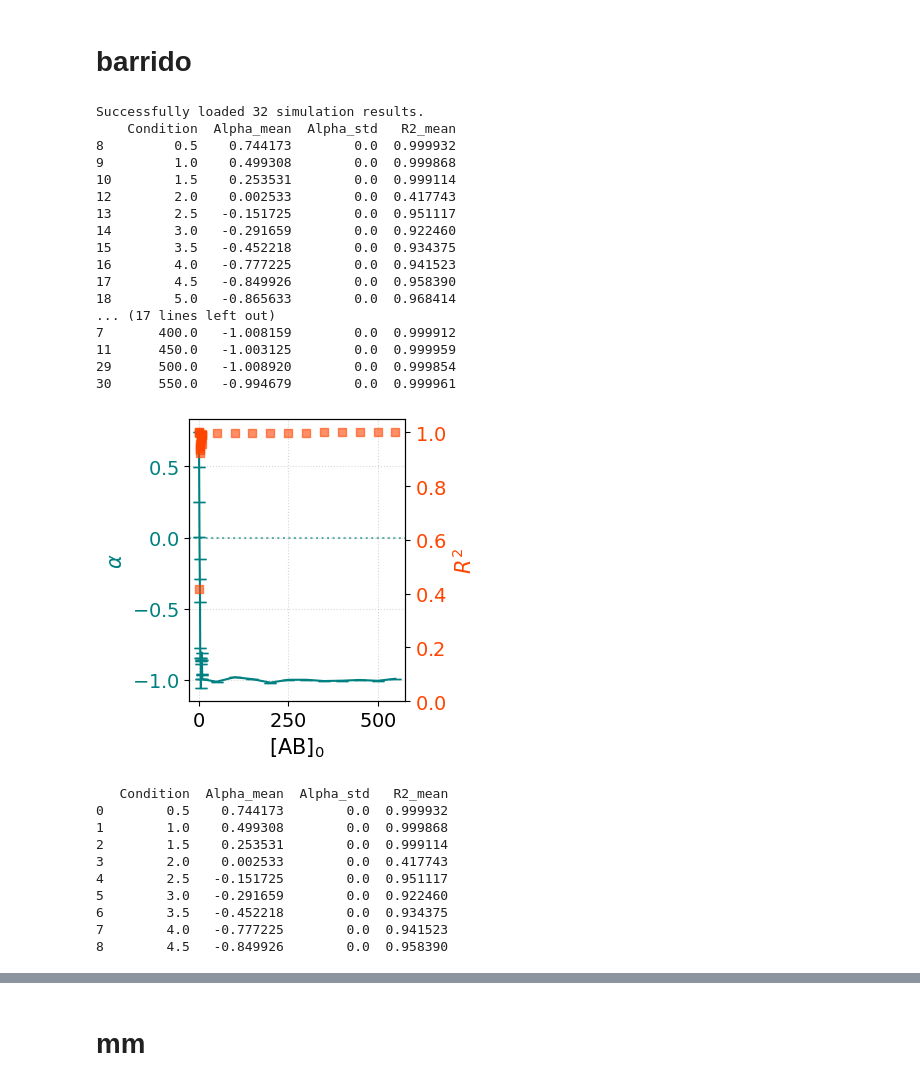
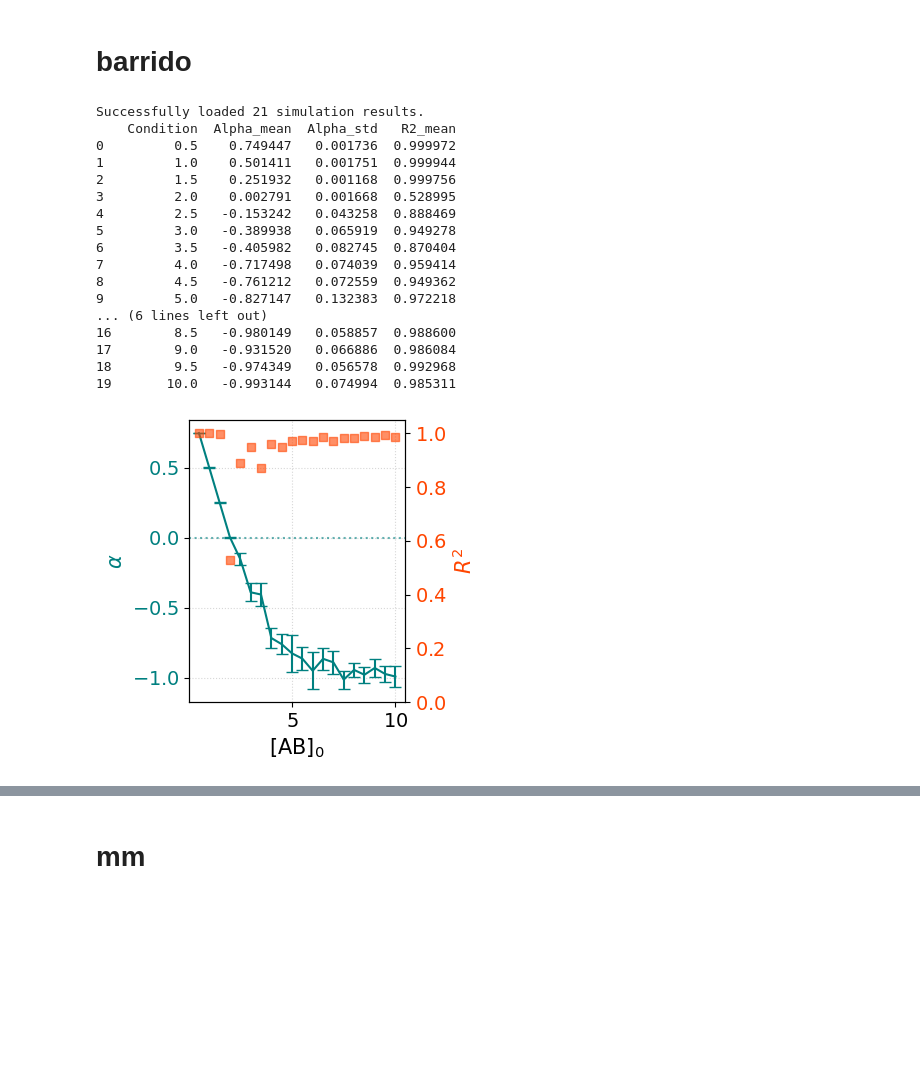
Before and after one commit to CAB-GCA/catalytic_world, a Jupyter notebook: third_order/ab0_sweep_to_mm.ipynb, the cells around one changed output, grey strips where cells are left out. Saved outputs shown, nothing was run; the diff lists cells and outputs as text; code cells hidden in the pictures; blank space fills up the shorter version.

Commit message:
third order avances

```diff
--- a/third_order/ab0_sweep_to_mm.ipynb
+++ b/third_order/ab0_sweep_to_mm.ipynb
@@ -282,41 +282,24 @@ def plot_AB_barrido(results, fig_name= None):
 # %% [markdown]
 # barrido
 # %%
-results = load_streamed_pickle("barrido_ab0_third_order.pkl")
+results = load_streamed_pickle("barrido_ab0_to_v2.pkl")
 plot_AB_barrido(results)
-for el in np.linspace(50, 1000, 20):
-    if el in results:
-        results.pop(el)
-for el in np.linspace(5, 10, 11):
-    if el in results:
-        results.pop(el)
-plot_AB_barrido(results)
 # %% [output]
-Successfully loaded 32 simulation results.
+Successfully loaded 21 simulation results.
     Condition  Alpha_mean  Alpha_std   R2_mean
-8         0.5    0.744173        0.0  0.999932
-9         1.0    0.499308        0.0  0.999868
-10        1.5    0.253531        0.0  0.999114
-12        2.0    0.002533        0.0  0.417743
-13        2.5   -0.151725        0.0  0.951117
-14        3.0   -0.291659        0.0  0.922460
-15        3.5   -0.452218        0.0  0.934375
-16        4.0   -0.777225        0.0  0.941523
-17        4.5   -0.849926        0.0  0.958390
-18        5.0   -0.865633        0.0  0.968414
-... (17 lines left out)
-7       400.0   -1.008159        0.0  0.999912
-11      450.0   -1.003125        0.0  0.999959
-29      500.0   -1.008920        0.0  0.999854
-30      550.0   -0.994679        0.0  0.999961
+0         0.5    0.749447   0.001736  0.999972
+1         1.0    0.501411   0.001751  0.999944
+2         1.5    0.251932   0.001168  0.999756
+3         2.0    0.002791   0.001668  0.528995
+4         2.5   -0.153242   0.043258  0.888469
+5         3.0   -0.389938   0.065919  0.949278
+6         3.5   -0.405982   0.082745  0.870404
+7         4.0   -0.717498   0.074039  0.959414
+8         4.5   -0.761212   0.072559  0.949362
+9         5.0   -0.827147   0.132383  0.972218
+... (6 lines left out)
+16        8.5   -0.980149   0.058857  0.988600
+17        9.0   -0.931520   0.066886  0.986084
+18        9.5   -0.974349   0.056578  0.992968
+19       10.0   -0.993144   0.074994  0.985311
-[figure, old version]
+[figure, new version]
-   Condition  Alpha_mean  Alpha_std   R2_mean
-0        0.5    0.744173        0.0  0.999932
-1        1.0    0.499308        0.0  0.999868
-2        1.5    0.253531        0.0  0.999114
-3        2.0    0.002533        0.0  0.417743
-4        2.5   -0.151725        0.0  0.951117
-5        3.0   -0.291659        0.0  0.922460
-6        3.5   -0.452218        0.0  0.934375
-7        4.0   -0.777225        0.0  0.941523
-8        4.5   -0.849926        0.0  0.958390
```
Also changed, not shown: parts of 8 cells of this notebook, 2 other files.
